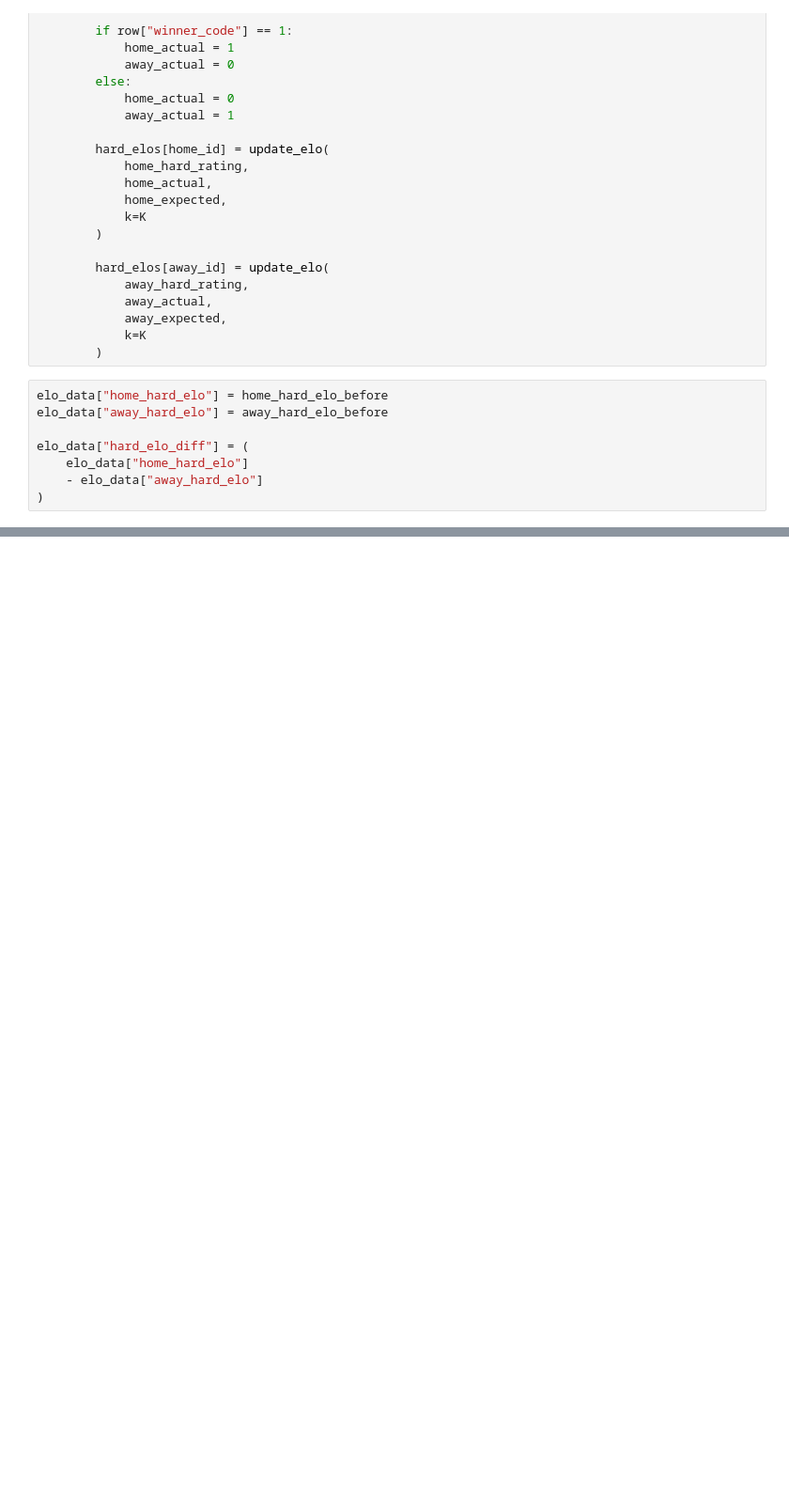
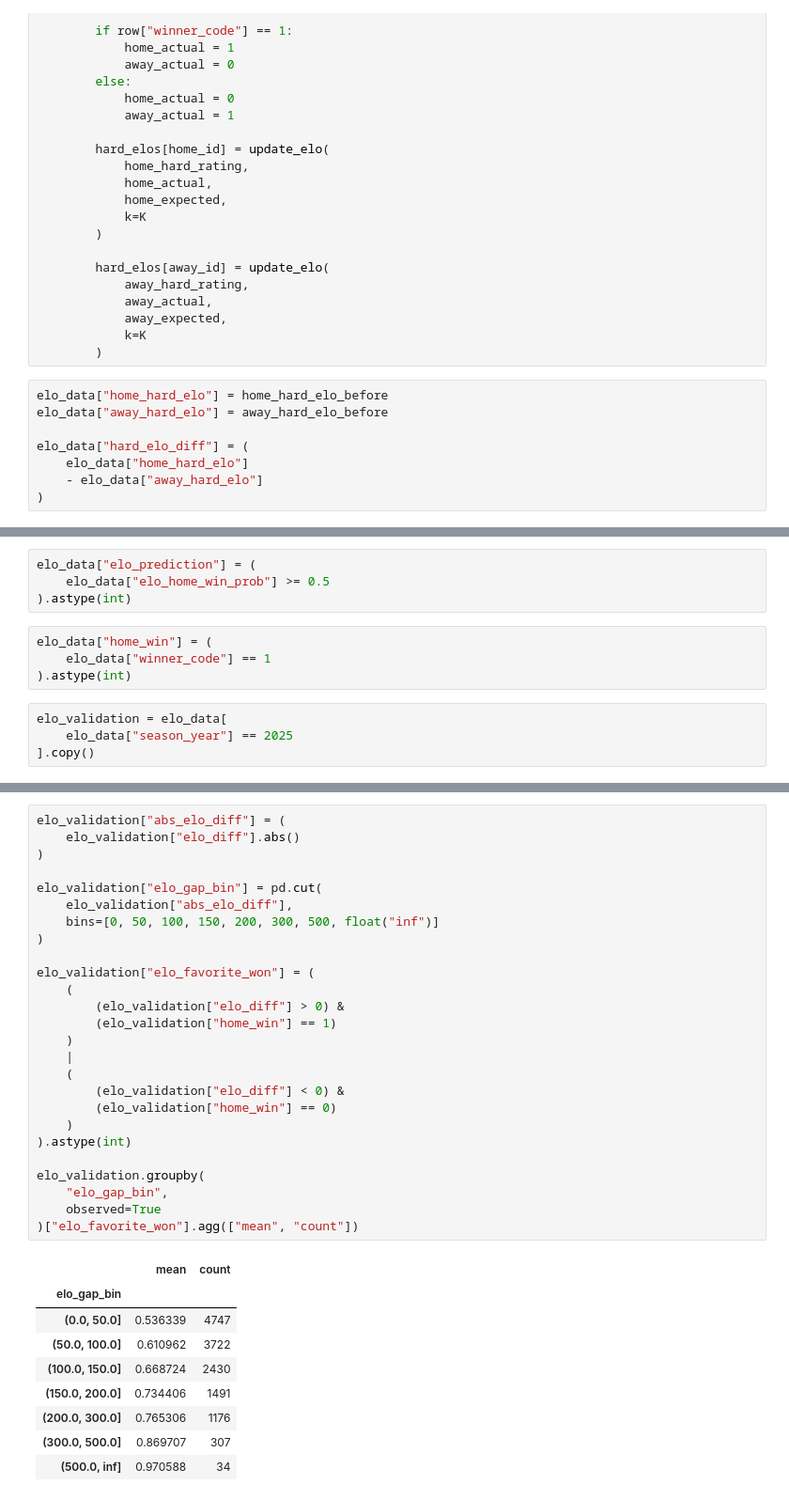
Before and after one commit to chirag330/Tennis-ML-Predictor---US-Open, a Jupyter notebook: Main.ipynb, the cells around one changed output, grey strips where cells are left out. Shown at 94% size. Drawn from its saved outputs; the diff is of its cells as text; blank space fills up the shorter version.

```diff
--- a/Main.ipynb
+++ b/Main.ipynb
@@ -2148,0 +2191,12 @@ elo_data.loc[
+# %%
+elo_data["elo_prediction"] = (
+    elo_data["elo_home_win_prob"] >= 0.5
+).astype(int)
+# %%
+elo_data["home_win"] = (
+    elo_data["winner_code"] == 1
+).astype(int)
+# %%
+elo_validation = elo_data[
+    elo_data["season_year"] == 2025
+].copy()
@@ -2148,0 +2223,36 @@ elo_data.loc[
+# %%
+elo_validation["abs_elo_diff"] = (
+    elo_validation["elo_diff"].abs()
+)
+
+elo_validation["elo_gap_bin"] = pd.cut(
+    elo_validation["abs_elo_diff"],
+    bins=[0, 50, 100, 150, 200, 300, 500, float("inf")]
+)
+
+elo_validation["elo_favorite_won"] = (
+    (
+        (elo_validation["elo_diff"] > 0) &
+        (elo_validation["home_win"] == 1)
+    )
+    |
+    (
+        (elo_validation["elo_diff"] < 0) &
+        (elo_validation["home_win"] == 0)
+    )
+).astype(int)
+
+elo_validation.groupby(
+    "elo_gap_bin",
+    observed=True
+)["elo_favorite_won"].agg(["mean", "count"])
+# %% [output]
+|  | mean | count |
+| elo_gap_bin |  |  |
+| (0.0, 50.0] | 0.536339 | 4747 |
+| (50.0, 100.0] | 0.610962 | 3722 |
+| (100.0, 150.0] | 0.668724 | 2430 |
+| (150.0, 200.0] | 0.734406 | 1491 |
+| (200.0, 300.0] | 0.765306 | 1176 |
+| (300.0, 500.0] | 0.869707 | 307 |
+| (500.0, inf] | 0.970588 | 34 |
```
Also changed, not shown: parts of 12 cells of this notebook.
